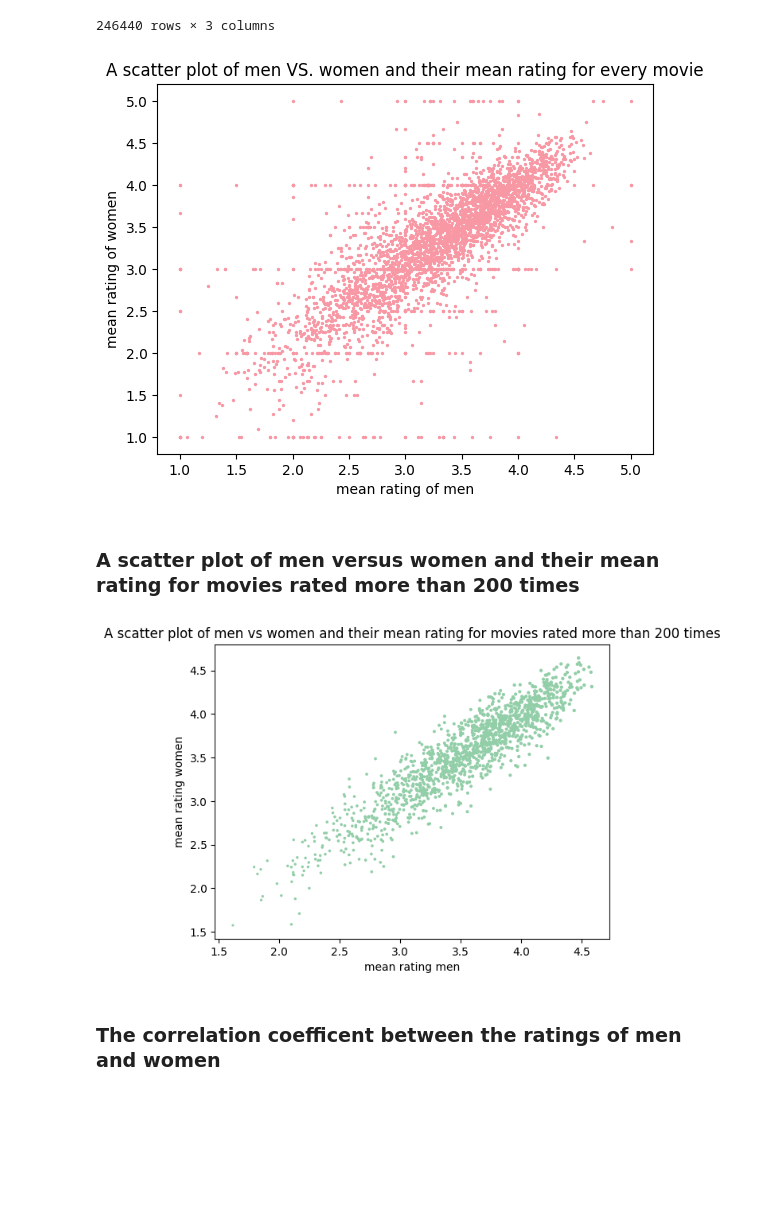
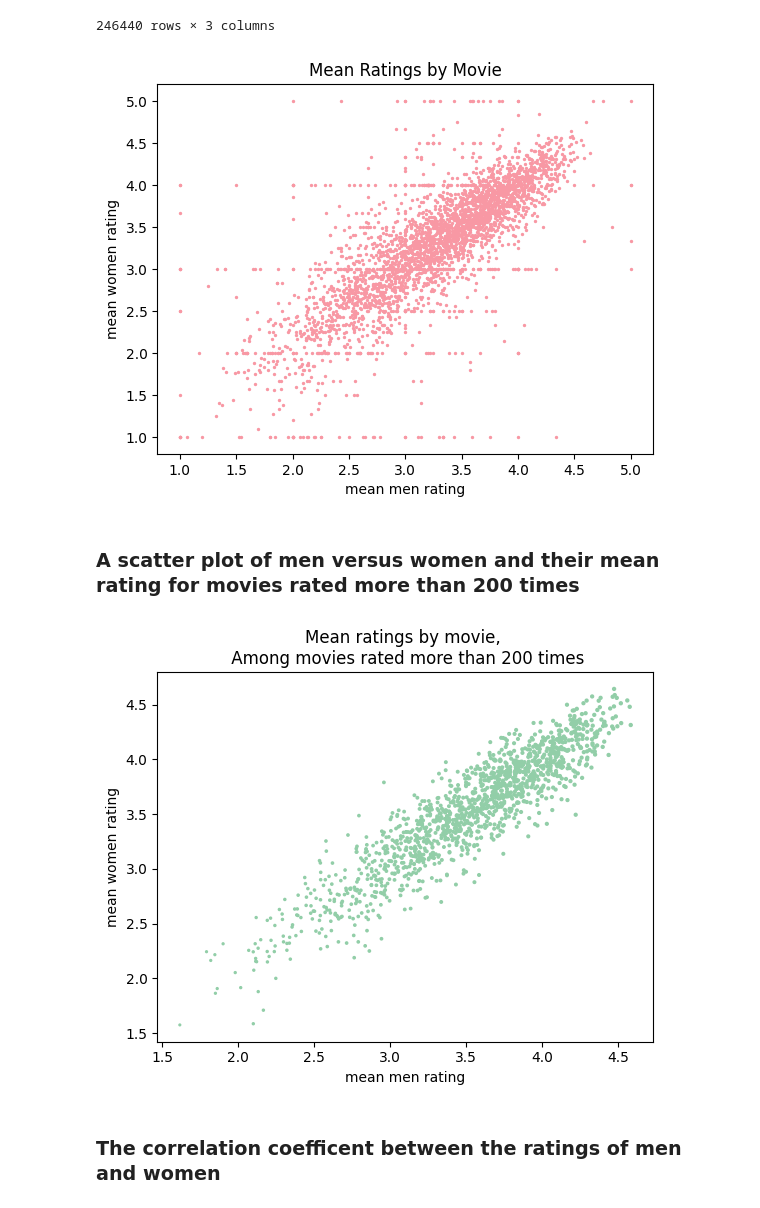
Before and after one commit to Tonry12/data_science_bootcamp_8_tonnaw, a Jupyter notebook: Project2_66.ipynb, the cells around one changed output. Saved outputs shown, nothing was run; the diff lists cells and outputs as text; code cells hidden in the pictures; blank space fills up the shorter version.

```diff
--- a/Project2_66.ipynb
+++ b/Project2_66.ipynb
@@ -154,31 +115,31 @@ data_Female
 # %%
 #-------------------------------
 df_mf = df_use[['Title','Gender','Rating']]
 
 df_m =df_mf[df_mf['Gender']=='M']
 df_f = df_mf[df_mf['Gender']=='F']
 
 df_m_mean = df_m.groupby('Title').mean()
 df_f_mean = df_f.groupby('Title').mean()
 
 data_plot = df_m_mean.merge(df_f_mean,how='left',on='Title')
 data_plot_notnull = data_plot.dropna()
 
 
 plt.scatter(
             data_plot_notnull['Rating_x'],
             data_plot_notnull['Rating_y'],
             s=2,
             c='#F898A4',
             cmap="jet"
             )
-plt.title('A scatter plot of men VS. women and their mean rating for every movie')
-plt.xlabel('mean rating of men')
-plt.ylabel('mean rating of women')
+plt.title('Mean Ratings by Movie')
+plt.xlabel('mean men rating')
+plt.ylabel('mean women rating')
 plt.show()
 #-------------------------------
 # %% [output]
-[figure, old version]
+[figure, new version]
 # %% [markdown]
 ### A scatter plot of men versus women and their mean rating for movies rated more than 200 times
 # %%
@@ -208,12 +169,12 @@ plt.scatter(
             cmap="jet"
             )
 
-plt.title('A scatter plot of men vs women and their mean rating for movies rated more than 200 times')
-plt.xlabel('mean rating men')
-plt.ylabel('mean rating women')
+plt.title('Mean ratings by movie, \n Among movies rated more than 200 times')
+plt.xlabel('mean men rating')
+plt.ylabel('mean women rating')
 plt.show()
 # %% [output]
-[figure, old version]
+[figure, new version]
 # %% [markdown]
 ### The correlation coefficent between the ratings of men and women
 # %%
```
Also changed, not shown: parts of 18 cells of this notebook.
